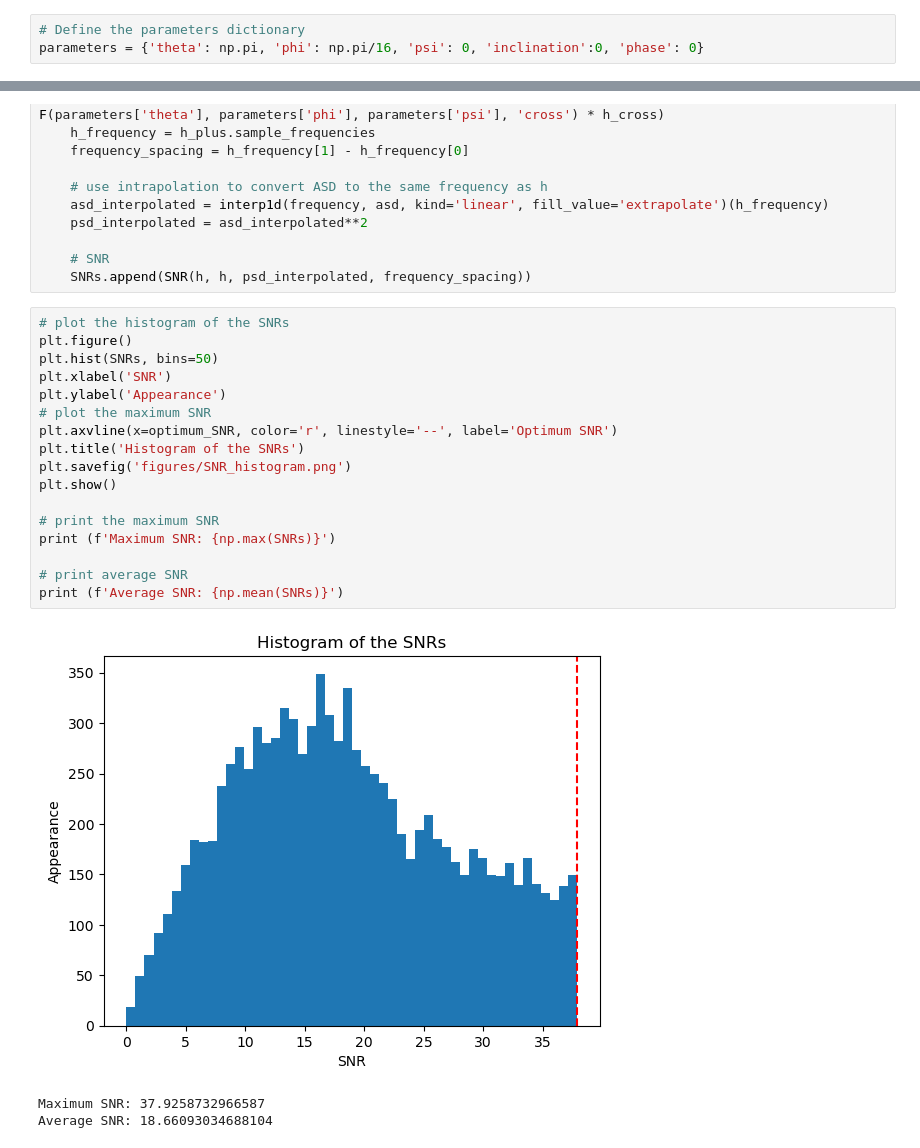
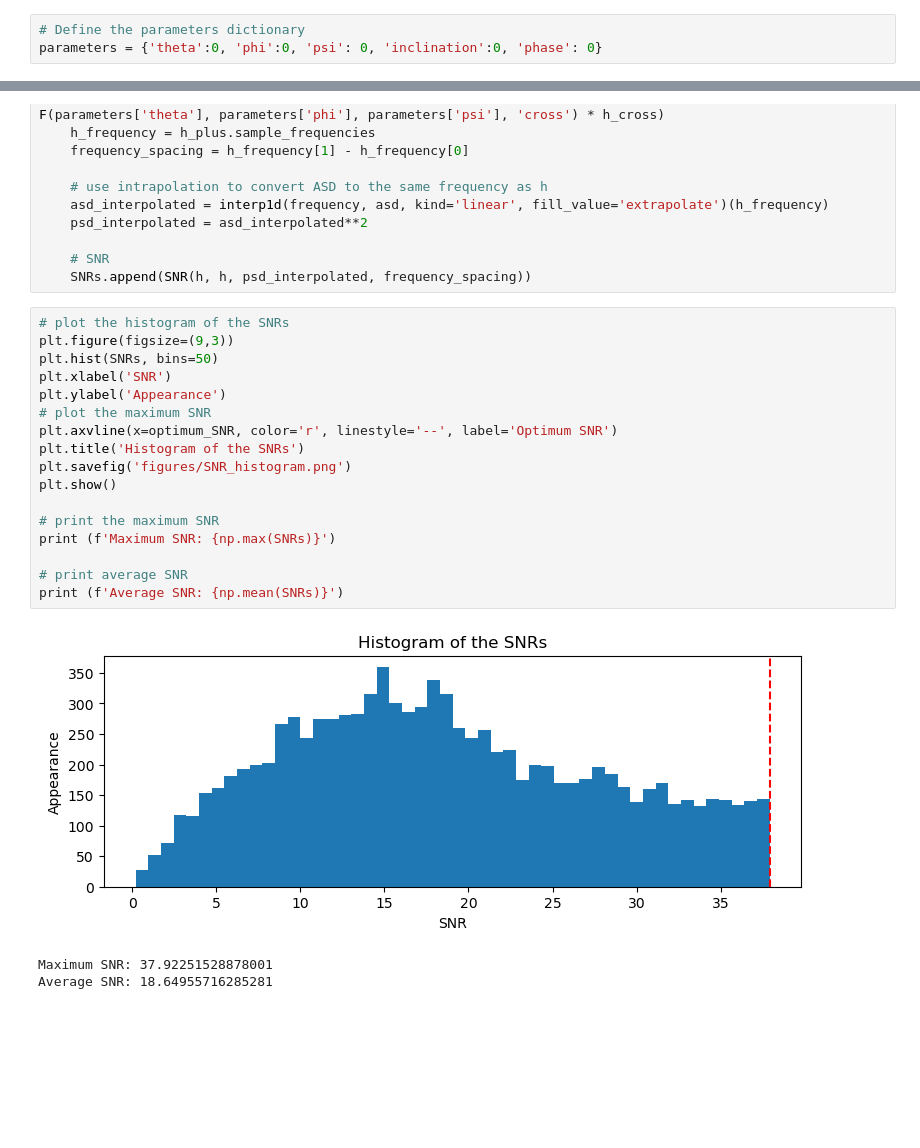
Before and after one commit to ZhongXinyu/Gravitational-Waves-Detection, a Jupyter notebook: part1.ipynb, the cells around one changed output, grey strips where cells are left out. Drawn from its saved outputs; the diff is of its cells as text; blank space fills up the shorter version.

```diff
--- a/part1.ipynb
+++ b/part1.ipynb
@@ -167,7 +142,7 @@ def SNR(a, b, Sn, frequency_spacing):
     return np.sqrt(inner * 4)
 # %%
 # Define the parameters dictionary
-parameters = {'theta': np.pi, 'phi': np.pi/16, 'psi': 0, 'inclination':0, 'phase': 0}
+parameters = {'theta':0, 'phi':0, 'psi': 0, 'inclination':0, 'phase': 0}
 # %%
 # use f_upper = 1000 Hz
 f_upper = 1000
@@ -245,22 +217,22 @@ for i in range(0, number_of_points):
     SNRs.append(SNR(h, h, psd_interpolated, frequency_spacing))
 # %%
 # plot the histogram of the SNRs
-plt.figure()
+plt.figure(figsize=(9,3))
 plt.hist(SNRs, bins=50)
 plt.xlabel('SNR')
 plt.ylabel('Appearance')
 # plot the maximum SNR
 plt.axvline(x=optimum_SNR, color='r', linestyle='--', label='Optimum SNR')
 plt.title('Histogram of the SNRs')
 plt.savefig('figures/SNR_histogram.png')
 plt.show()
 
 # print the maximum SNR
 print (f'Maximum SNR: {np.max(SNRs)}')
 
 # print average SNR
 print (f'Average SNR: {np.mean(SNRs)}')
 # %% [output]
-[figure, old version]
+[figure, new version]
-Maximum SNR: 37.9258732966587
-Average SNR: 18.66093034688104
+Maximum SNR: 37.92251528878001
+Average SNR: 18.64955716285281
```
Also changed, not shown: parts of 7 cells of this notebook.
